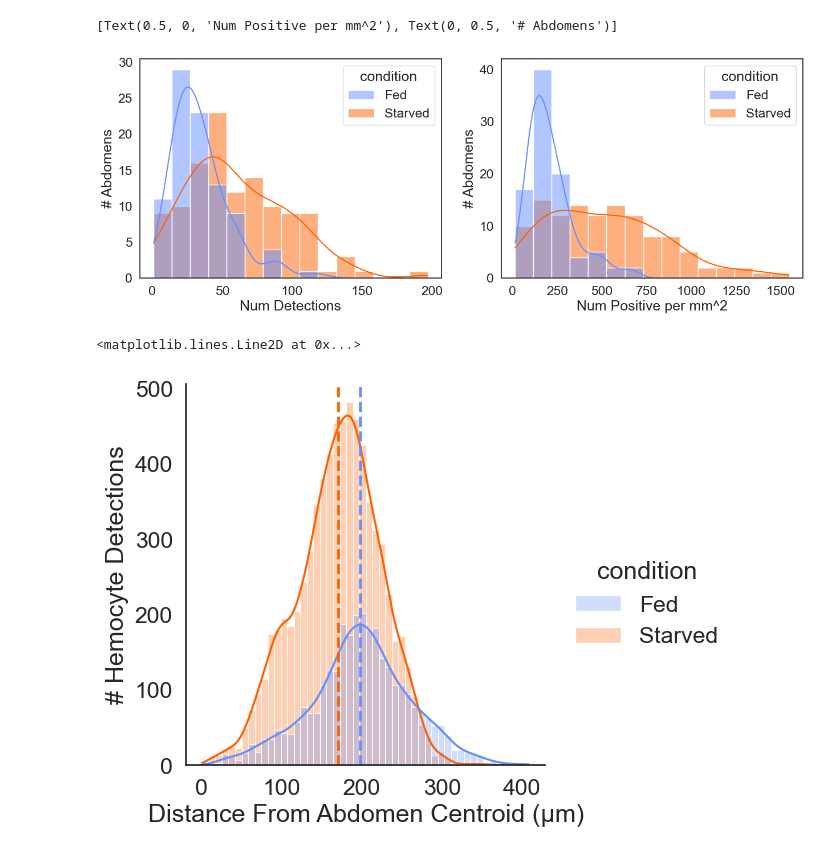
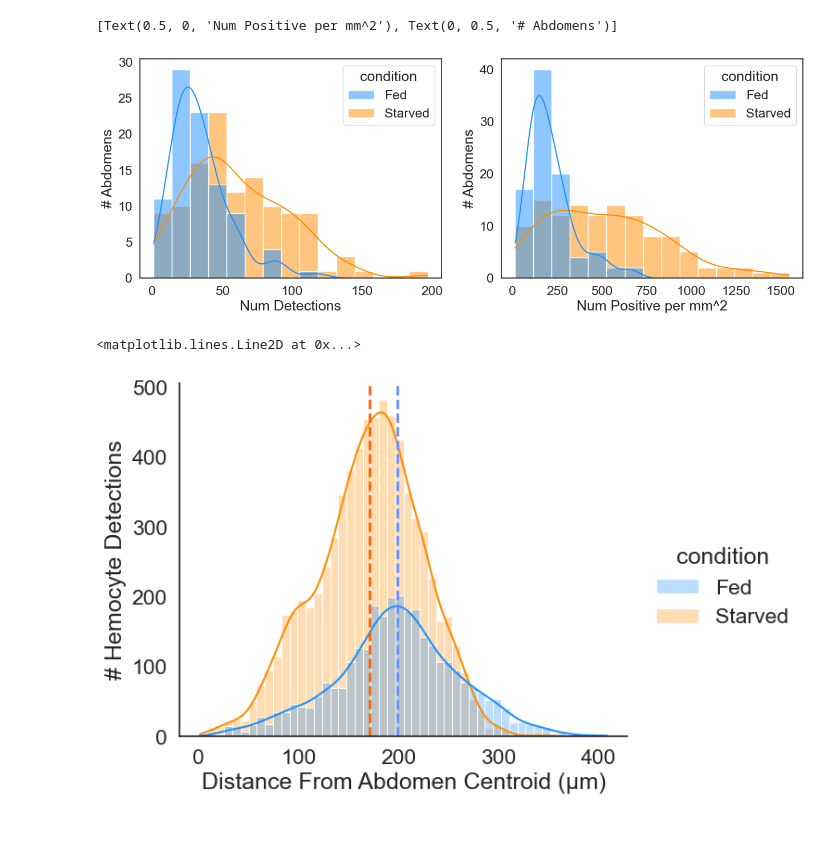
Before and after one commit to McCallLabBU/hemocyte_recruitment_image_quantification, a Jupyter notebook: code/analyze_intensity_distributions.ipynb, the cells around one changed output. Saved outputs shown, nothing was run; the diff lists cells and outputs as text; code cells hidden in the pictures.

```diff
--- a/code/analyze_intensity_distributions.ipynb
+++ b/code/analyze_intensity_distributions.ipynb
@@ -7,7 +7,8 @@ import plotly.graph_objects as go
 from os import path
 import glob
 sns.set_style('white')
-color_scheme = {"Fed": "#648fff","Starved":"#fe6100" }
+#color_scheme = {"Fed": "#648fff","Starved":"#fe6100" }
+color_scheme = {"Fed": "dodgerblue","Starved": "darkorange"}
 # %%
 sample_list = pd.read_csv("/Users/sbandya/Desktop/hemocyte_recruitment_image_quantification/sample_list.csv",sep=",",header=0)
 hemocyte_coordinates = pd.read_csv("/Users/sbandya/Desktop/hemocyte_recruitment_image_quantification/results/hemocyte_coordinates.csv", sep="\t",header=0)
@@ -74,27 +75,28 @@ ax[1].set(xlabel='Num Positive per mm^2', ylabel='# Abdomens')
 #fig.savefig(figure_outputs+"annotation_numdetect_dist.png")
 # %% [output]
 [Text(0.5, 0, 'Num Positive per mm^2'), Text(0, 0.5, '# Abdomens')]
-[figure, old version]
+[figure, new version]
 # %%
 #Add experimental group info to hemocyte detections
 image_condition = pd.Series(abdomen_coordinates.condition.values, index=abdomen_coordinates.Image).to_dict()
 hemocyte_coordinates['condition'] = hemocyte_coordinates['Image'].map(image_condition)
 # %%
 
-centroid_distance_dist = sns.displot(data=hemocyte_coordinates, x='centroid_distances', hue='condition',kde=True, bins=50,palette=color_scheme, alpha=0.3)
+centroid_distance_dist = sns.displot(data=hemocyte_coordinates, x='centroid_distances', hue='condition',kde=True, bins=50,palette=color_scheme, alpha=0.3,
+                                     height=5, aspect=1.25)
 centroid_distance_dist.set(xlabel='Distance From Abdomen Centroid (µm)', ylabel='# Hemocyte Detections')
 
 plt.axvline(x= hemocyte_coordinates.loc[hemocyte_coordinates['condition']=="Fed"]['centroid_distances'].mean(),
             color="#648fff",
             ls='--',
             lw=2)
 
 
 plt.axvline(x= hemocyte_coordinates.loc[hemocyte_coordinates['condition']=="Starved"]['centroid_distances'].mean(),
             color='#fe6100',
             ls='--',
             lw=2)
 #hemocyte_coordinates
 # %% [output]
 <matplotlib.lines.Line2D at 0x...>
-[figure, old version]
+[figure, new version]
```
Also changed, not shown: parts of 13 cells of this notebook, 5 other files.
